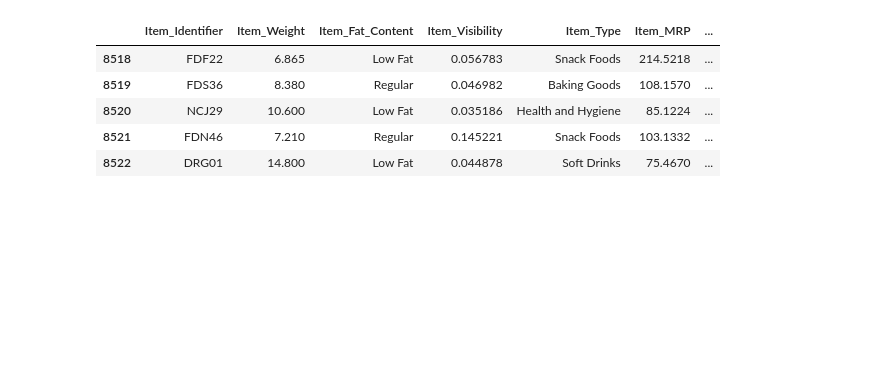
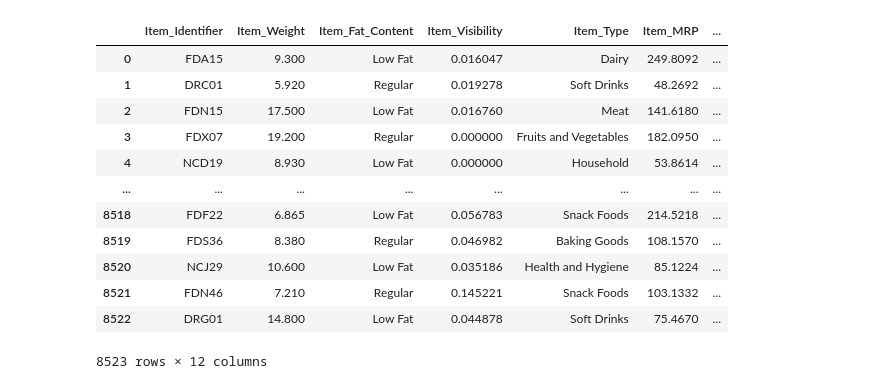
Before and after one commit to TanChen168/sales-predictions, a Jupyter notebook: SalesPrediction.ipynb, the cells around one changed output. Cells and saved outputs as stored; diff of their text form; code cells hidden in the pictures; blank space fills up the shorter version.

```diff
--- a/SalesPrediction.ipynb
+++ b/SalesPrediction.ipynb
@@ -1,14 +1,25 @@
 # %% [markdown]
 <a href="https://colab.research.google.com/github/TanChen168/sales-predictions/blob/main/SalesPrediction.ipynb" target="_parent"><img src="https://colab.research.google.com/assets/colab-badge.svg" alt="Open In Colab"/></a>
 # %%
+import matplotlib.pyplot as plt
+import seaborn as sns
 import pandas as pd
+import numpy as np
 df = pd.read_csv('/content/sample_data/sales_predictions.csv')
-df.head()
-df.tail()
+#df['Outlet_Establishment_Year'].unique()
+#df.groupby(['Item_Type']).sum()
+df
 # %% [output]
 |  | Item_Identifier | Item_Weight | Item_Fat_Content | Item_Visibility | Item_Type | Item_MRP | ... |
+| 0 | FDA15 | 9.300 | Low Fat | 0.016047 | Dairy | 249.8092 | ... |
+| 1 | DRC01 | 5.920 | Regular | 0.019278 | Soft Drinks | 48.2692 | ... |
+| 2 | FDN15 | 17.500 | Low Fat | 0.016760 | Meat | 141.6180 | ... |
+| 3 | FDX07 | 19.200 | Regular | 0.000000 | Fruits and Vegetables | 182.0950 | ... |
+| 4 | NCD19 | 8.930 | Low Fat | 0.000000 | Household | 53.8614 | ... |
+| ... | ... | ... | ... | ... | ... | ... | ... |
 | 8518 | FDF22 | 6.865 | Low Fat | 0.056783 | Snack Foods | 214.5218 | ... |
 | 8519 | FDS36 | 8.380 | Regular | 0.046982 | Baking Goods | 108.1570 | ... |
 | 8520 | NCJ29 | 10.600 | Low Fat | 0.035186 | Health and Hygiene | 85.1224 | ... |
 | 8521 | FDN46 | 7.210 | Regular | 0.145221 | Snack Foods | 103.1332 | ... |
 | 8522 | DRG01 | 14.800 | Low Fat | 0.044878 | Soft Drinks | 75.4670 | ... |
+8523 rows × 12 columns
```
Also changed, not shown: parts of 5 cells of this notebook.
